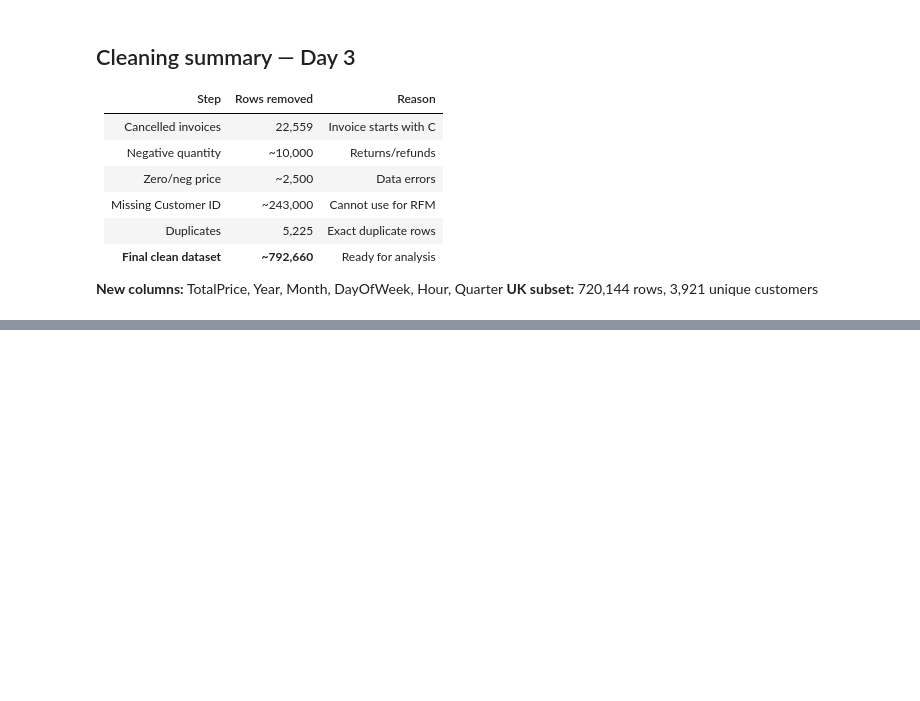
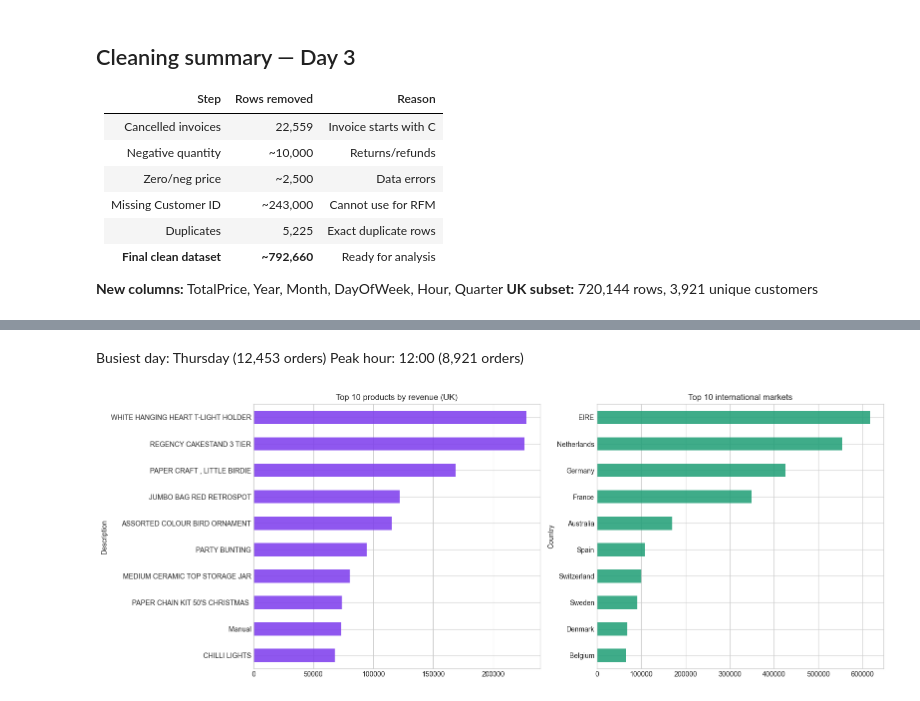
Before and after one commit to Ananthika-G/customer-segmentation, a Jupyter notebook: notebooks/01_EDA.ipynb .ipynb, the cells around one changed output, grey strips where cells are left out. Cells and saved outputs as stored; diff of their text form; code cells hidden in the pictures; blank space fills up the shorter version.

```diff
--- a/notebooks/01_EDA.ipynb .ipynb
+++ b/notebooks/01_EDA.ipynb .ipynb
@@ -235,0 +307,26 @@ cleaned_uk.csv     — 700,388 rows
+# %% [markdown]
+Busiest day: Thursday (12,453 orders) Peak hour: 12:00 (8,921 orders)
+# %%
+fig, axes = plt.subplots(1, 2, figsize=(16,6))
+
+top_products = (df_uk.groupby('Description')['TotalPrice']
+                .sum().sort_values(ascending=False).head(10))
+top_products.plot(kind='barh', ax=axes[0],
+                  color='#7c3aed', alpha=0.85)
+axes[0].set_title('Top 10 products by revenue (UK)')
+axes[0].invert_yaxis()
+
+df_global = pd.read_csv('../data/processed/cleaned_global.csv')
+top_countries = (df_global[df_global['Country'] != 'United Kingdom']
+                 .groupby('Country')['TotalPrice']
+                 .sum().sort_values(ascending=False).head(10))
+top_countries.plot(kind='barh', ax=axes[1],
+                   color='#1d9e75', alpha=0.85)
+axes[1].set_title('Top 10 international markets')
+axes[1].invert_yaxis()
+
+plt.tight_layout()
+plt.savefig('../reports/figures/products_countries.png', dpi=150)
+plt.show()
+# %% [output]
+[figure, added]
```
Also changed, not shown: parts of 7 cells of this notebook, 4 other files.
